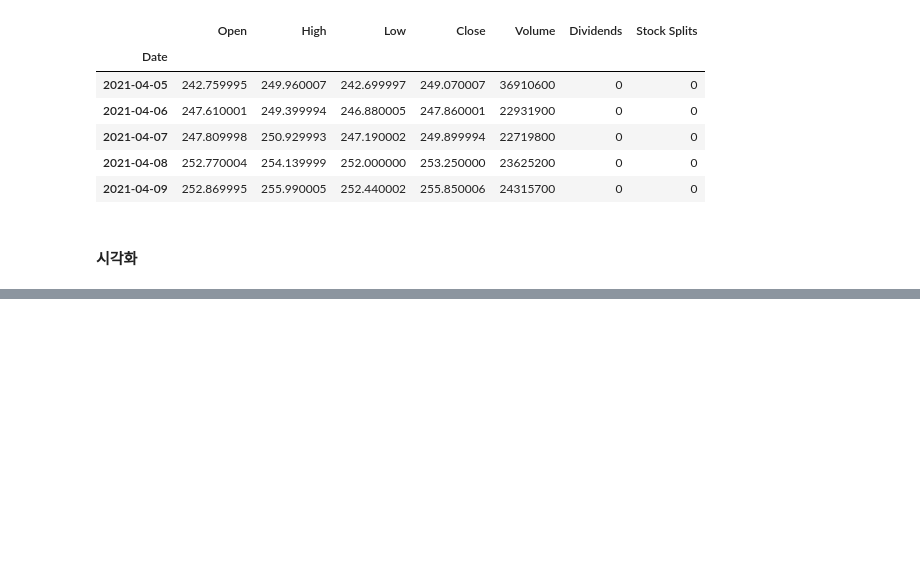
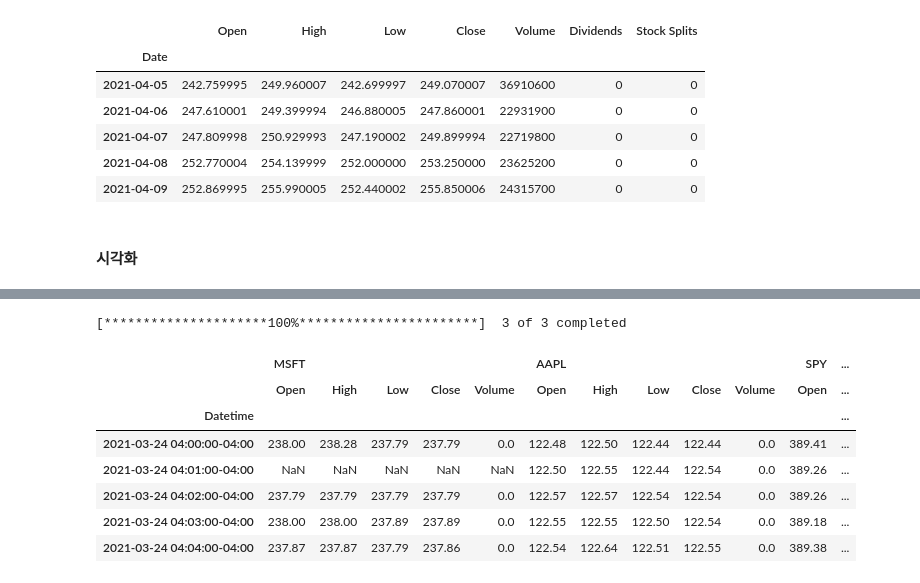
Before and after one commit to holictoweb/python_finance_analysis, a Jupyter notebook: source/fpa_yahoofinance_01.ipynb, the cells around one changed output, grey strips where cells are left out. Cells and saved outputs as stored; diff of their text form; code cells hidden in the pictures; blank space fills up the shorter version.

```diff
--- a/source/fpa_yahoofinance_01.ipynb
+++ b/source/fpa_yahoofinance_01.ipynb
@@ -47,0 +80,53 @@ import seaborn
+# %%
+ sdate = datetime.datetime(2021, 3,24)
+edate = datetime.datetime(2021, 3,31)
+
+ data = yf.download(  # or pdr.get_data_yahoo(...
+        # tickers list or string as well
+        tickers = "SPY AAPL MSFT",
+
+        # use "period" instead of start/end
+        # valid periods: 1d,5d,1mo,3mo,6mo,1y,2y,5y,10y,ytd,max
+        # (optional, default is '1mo')
+        period = "ytd",
+
+        # fetch data by interval (including intraday if period < 60 days)
+        # valid intervals: 1m,2m,5m,15m,30m,60m,90m,1h,1d,5d,1wk,1mo,3mo
+        # (optional, default is '1d')
+        interval = "1m",
+
+        # group by ticker (to access via data['SPY'])
+        # (optional, default is 'column')
+        group_by = 'ticker',
+
+        # adjust all OHLC automatically
+        # (optional, default is False)
+        auto_adjust = True,
+
+        # download pre/post regular market hours data
+        # (optional, default is False)
+        prepost = True,
+
+        # use threads for mass downloading? (True/False/Integer)
+        # (optional, default is True)
+        threads = True,
+
+        # proxy URL scheme use use when downloading?
+        # (optional, default is None)
+        proxy = None,
+        start=sdate,
+        end=edate
+    )
+# %% [output]
+[*********************100%***********************]  3 of 3 completed
+# %%
+data.head()
+# %% [output]
+|  | MSFT |  |  |  |  | AAPL |  |  |  |  | SPY | ... |
+|  | Open | High | Low | Close | Volume | Open | High | Low | Close | Volume | Open | ... |
+| Datetime |  |  |  |  |  |  |  |  |  |  |  | ... |
+| 2021-03-24 04:00:00-04:00 | 238.00 | 238.28 | 237.79 | 237.79 | 0.0 | 122.48 | 122.50 | 122.44 | 122.44 | 0.0 | 389.41 | ... |
+| 2021-03-24 04:01:00-04:00 | NaN | NaN | NaN | NaN | NaN | 122.50 | 122.55 | 122.44 | 122.54 | 0.0 | 389.26 | ... |
+| 2021-03-24 04:02:00-04:00 | 237.79 | 237.79 | 237.79 | 237.79 | 0.0 | 122.57 | 122.57 | 122.54 | 122.54 | 0.0 | 389.26 | ... |
+| 2021-03-24 04:03:00-04:00 | 238.00 | 238.00 | 237.89 | 237.89 | 0.0 | 122.55 | 122.55 | 122.50 | 122.54 | 0.0 | 389.18 | ... |
+| 2021-03-24 04:04:00-04:00 | 237.87 | 237.87 | 237.79 | 237.86 | 0.0 | 122.54 | 122.64 | 122.51 | 122.55 | 0.0 | 389.38 | ... |
```
Also changed, not shown: parts of 7 cells of this notebook.
